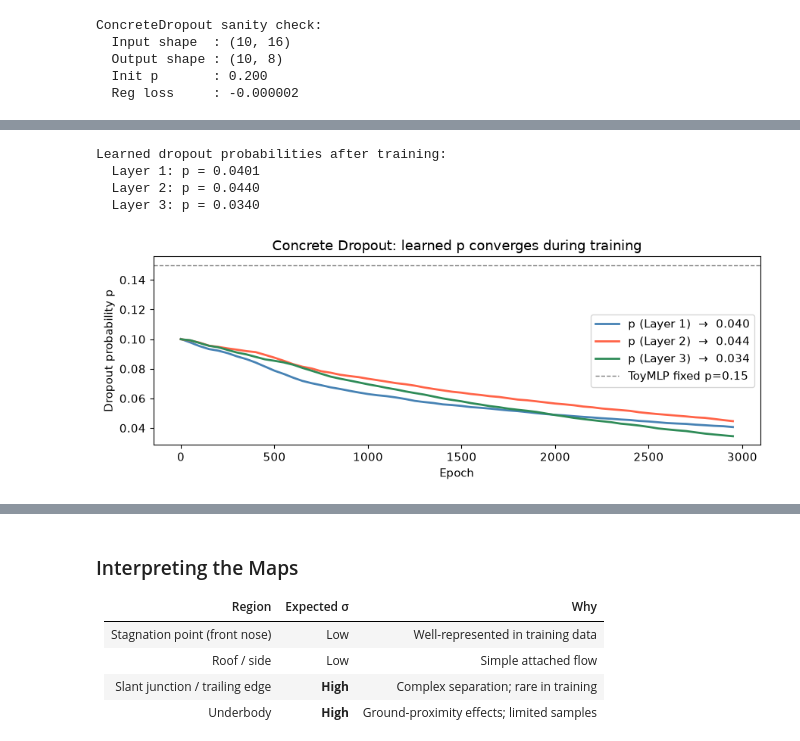
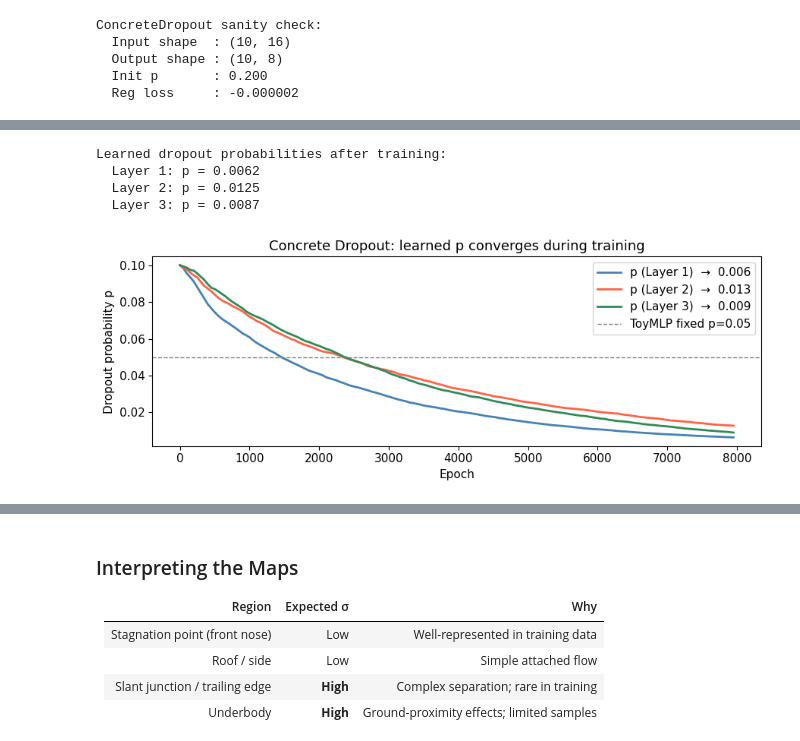
Before and after one commit to openhackathons-org/End-to-End-AI-for-Science, a Jupyter notebook: workspace/python/jupyter_notebook/Transolver/Notebook6-Uncertainty-Quantification.ipynb, the cells around one changed output, grey strips where cells are left out. Cells and saved outputs as stored; diff of their text form; code cells hidden in the pictures.

```diff
--- a/workspace/python/jupyter_notebook/Transolver/Notebook6-Uncertainty-Quantification.ipynb
+++ b/workspace/python/jupyter_notebook/Transolver/Notebook6-Uncertainty-Quantification.ipynb
@@ -430,18 +637,19 @@ class ToyConcreteNet(nn.Module):
     one per hidden Linear.  The p for each layer is learned during training.
     """
 
-    def __init__(self, weight_reg=1e-6, dropout_reg=1e-5):
+    def __init__(self, weight_reg=1e-6, dropout_reg=1e-5, init_p=0.1):
         super().__init__()
         # Layers
         self.lin1 = nn.Linear(1, 128)
         self.lin2 = nn.Linear(128, 128)
         self.lin3 = nn.Linear(128, 64)
         self.lin4 = nn.Linear(64, 1)
-        self.act  = nn.Tanh()
+        # match ToyMLP's activation so the Section 4 side-by-side is fair
+        self.act  = nn.ReLU() if TOY_ACT == 'relu' else nn.Tanh()
         # Concrete Dropout wrappers — one per hidden layer
-        self.cd1  = ConcreteDropout(weight_reg, dropout_reg)
-        self.cd2  = ConcreteDropout(weight_reg, dropout_reg)
-        self.cd3  = ConcreteDropout(weight_reg, dropout_reg)
+        self.cd1  = ConcreteDropout(weight_reg, dropout_reg, init_p)
+        self.cd2  = ConcreteDropout(weight_reg, dropout_reg, init_p)
+        self.cd3  = ConcreteDropout(weight_reg, dropout_reg, init_p)
 
     def forward(self, x):
         # ConcreteDropout pattern: mask OUTPUT of one layer, pass to the NEXT.
@@ -463,36 +671,41 @@ opt_cd   = torch.optim.Adam(model_cd.parameters(), lr=1e-3)
 
 p_history = {0: [], 1: [], 2: []}   # track learned p across epochs
 
-for epoch in range(3000):
+# SAME budget as ToyMLP in Section 1 (N_EPOCHS_TOY). It used to be a hard-coded
+# 3000 against ToyMLP's 8000 — 2.7x fewer steps at the same learning rate. The
+# Section 4.5 comparison then looked like Concrete Dropout fitting worse, when it
+# was simply undertrained. Any comparison of the two must equalise this.
+for epoch in range(N_EPOCHS_TOY):
     model_cd.train()
     pred, reg = model_cd(X_tr)
     task_loss = nn.functional.mse_loss(pred, Y_tr)
     loss = task_loss + reg
     opt_cd.zero_grad(); loss.backward(); opt_cd.step()
 
     if epoch % 50 == 0:
         p_history[0].append(model_cd.cd1.p.item())
         p_history[1].append(model_cd.cd2.p.item())
         p_history[2].append(model_cd.cd3.p.item())
 
 final_p = [model_cd.cd1.p.item(), model_cd.cd2.p.item(), model_cd.cd3.p.item()]
 print(f"Learned dropout probabilities after training:")
 for i, p in enumerate(final_p):
     print(f"  Layer {i+1}: p = {p:.4f}")
 
 # ─── Convergence plot ─────────────────────────────────────────────────────────
 epochs_axis = np.arange(len(p_history[0])) * 50
 fig, ax = plt.subplots(figsize=(9, 3.5))
 for i, color in enumerate(['steelblue', 'tomato', 'seagreen']):
     ax.plot(epochs_axis, p_history[i], color=color, lw=2.0,
             label=f'p (Layer {i+1})  →  {final_p[i]:.3f}')
-ax.axhline(0.15, color='grey', lw=1, ls='--', label='ToyMLP fixed p=0.15')
+ax.axhline(DROPOUT_P, color='grey', lw=1, ls='--',
+           label=f'ToyMLP fixed p={DROPOUT_P}')   # was hardcoded 0.15
 ax.set(xlabel='Epoch', ylabel='Dropout probability p',
        title='Concrete Dropout: learned p converges during training')
 ax.legend(); plt.tight_layout(); plt.show()
 # %% [output]
 Learned dropout probabilities after training:
-  Layer 1: p = 0.0401
-  Layer 2: p = 0.0440
-  Layer 3: p = 0.0340
+  Layer 1: p = 0.0062
+  Layer 2: p = 0.0125
+  Layer 3: p = 0.0087
-[figure, old version]
+[figure, new version]
```
Also changed, not shown: parts of 24 cells of this notebook, 6 other files.
